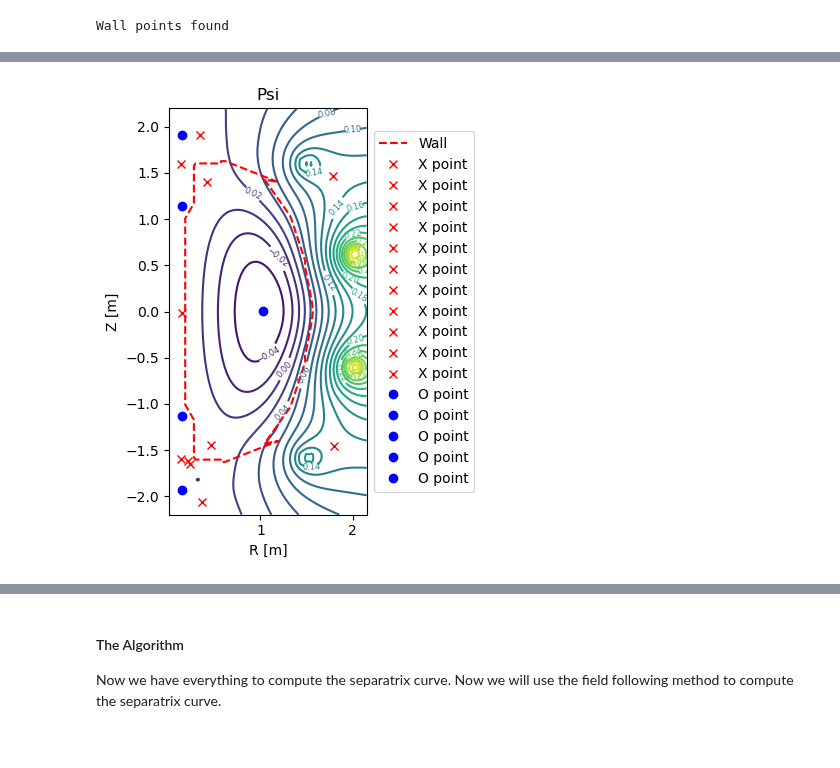
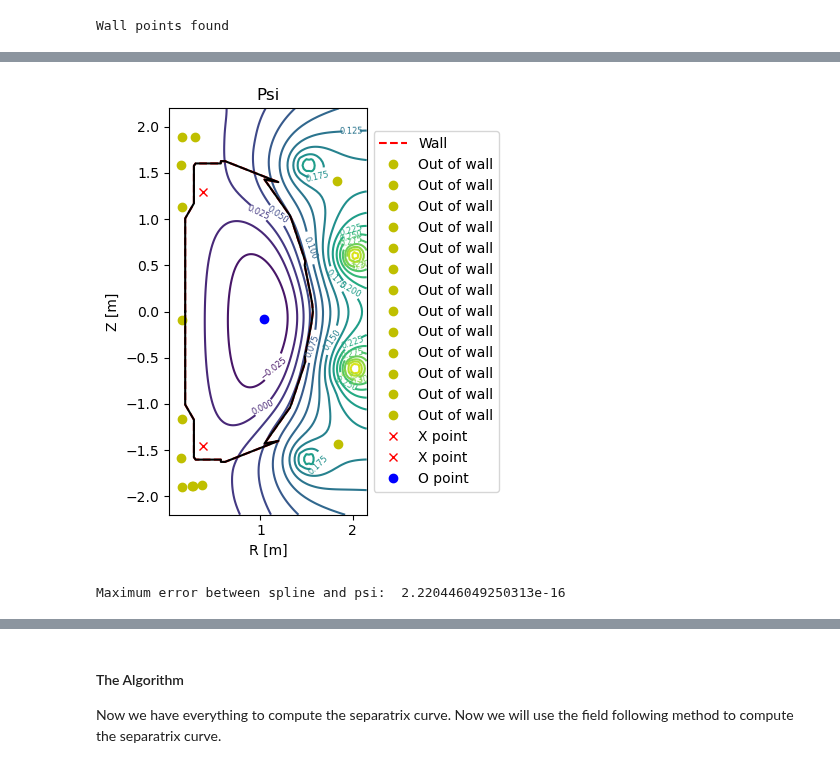
Before and after one commit to Fuad-HH/eqdsk2py, a Jupyter notebook: fieldFollowingAlg.ipynb, the cells around one changed output, grey strips where cells are left out. Saved outputs shown, nothing was run; the diff lists cells and outputs as text; code cells hidden in the pictures.

```diff
--- a/fieldFollowingAlg.ipynb
+++ b/fieldFollowingAlg.ipynb
@@ -31,8 +31,10 @@ $I_{pol}$ is given as a 1D array in the geqdsk file.
 This is described in more detail in Usman's thesis. (available in the TOMMS box folder)
 # %%
 # get the data from the file
-filename = r"D:\Codes\AllSamples\N-g127975.00430\g127975.00430"
-#filename = "geqdsks\g096333.03337"
+#filename = r"D:\Codes\AllSamples\N-g127975.00430\g127975.00430"
+#filename = "geqdsks\ITER_10MA.geqdsk"
+#filename = r"D:\Codes\AllSamples\D-g096333.03337\g096333.03337"
+filename = r"D:\Codes\AllSamples\nstx_132588_v4\g132588.00650"
 data = gedsk.read_gedsk(filename)
 wall_points = gedsk.get_wall_points(filename)
 psi = gedsk.get_psi(data)
@@ -47,3 +49,6 @@ bounds = gedsk.get_bounds(data)
 x, y = gedsk.get_xy(data)
 xx, yy = gedsk.get_meshgrid_for_psi(data)
 spline = gedsk.get_spline_for_psi(psi, x, y)
+# %%
+lims = data['rlim'], data['zlim']
+lims
@@ -55,9 +72,21 @@ all_critical_points = gedsk.find_all_critical_points_using_root(spline, bounds,n
 sorted_points = gedsk.sort_critical_points(all_critical_points, spline, bounds, None)
 
 # sort the critical points using the wall points
-sorted_points_with_wall = gedsk.sort_critical_points(all_critical_points, spline, bounds, wall_points)
+sorted_points_with_wall = gedsk.sort_critical_points(all_critical_points, spline, bounds, lims=lims)
 # %%
-fig, ax = gedsk.plot_sorted_points_with_contour_with_wall(psi, xx, yy, sorted_points, filename)
+fig, ax = gedsk.plot_sorted_points_with_contour_with_wall(psi, xx, yy, sorted_points_with_wall, filename)
+ax.plot(lims[0], lims[1], 'k')
 plt.show()
 # %% [output]
-[figure, old version]
+[figure, new version]
+# %%
+# get the maximum error betweeen spline and the actual psi
+
+# first get the values of psi at all the grid points
+psi_values = spline.ev(xx, yy)
+
+# now get the maximum error
+max_error = np.max(np.abs(psi_values - psi))
+print("Maximum error between spline and psi: ", max_error)
+# %% [output]
+Maximum error between spline and psi:  2.220446049250313e-16
```
Also changed, not shown: parts of 20 cells of this notebook.
